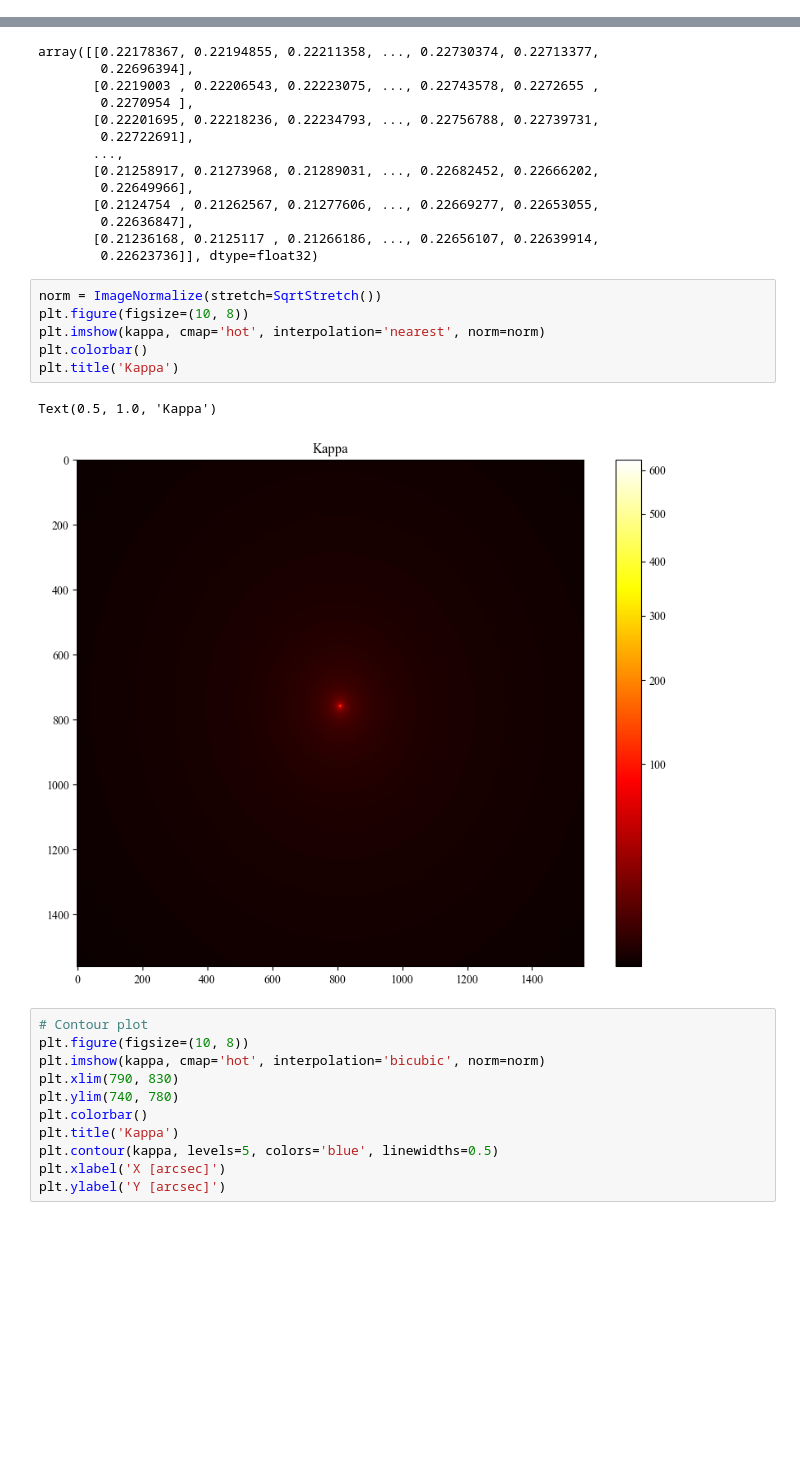
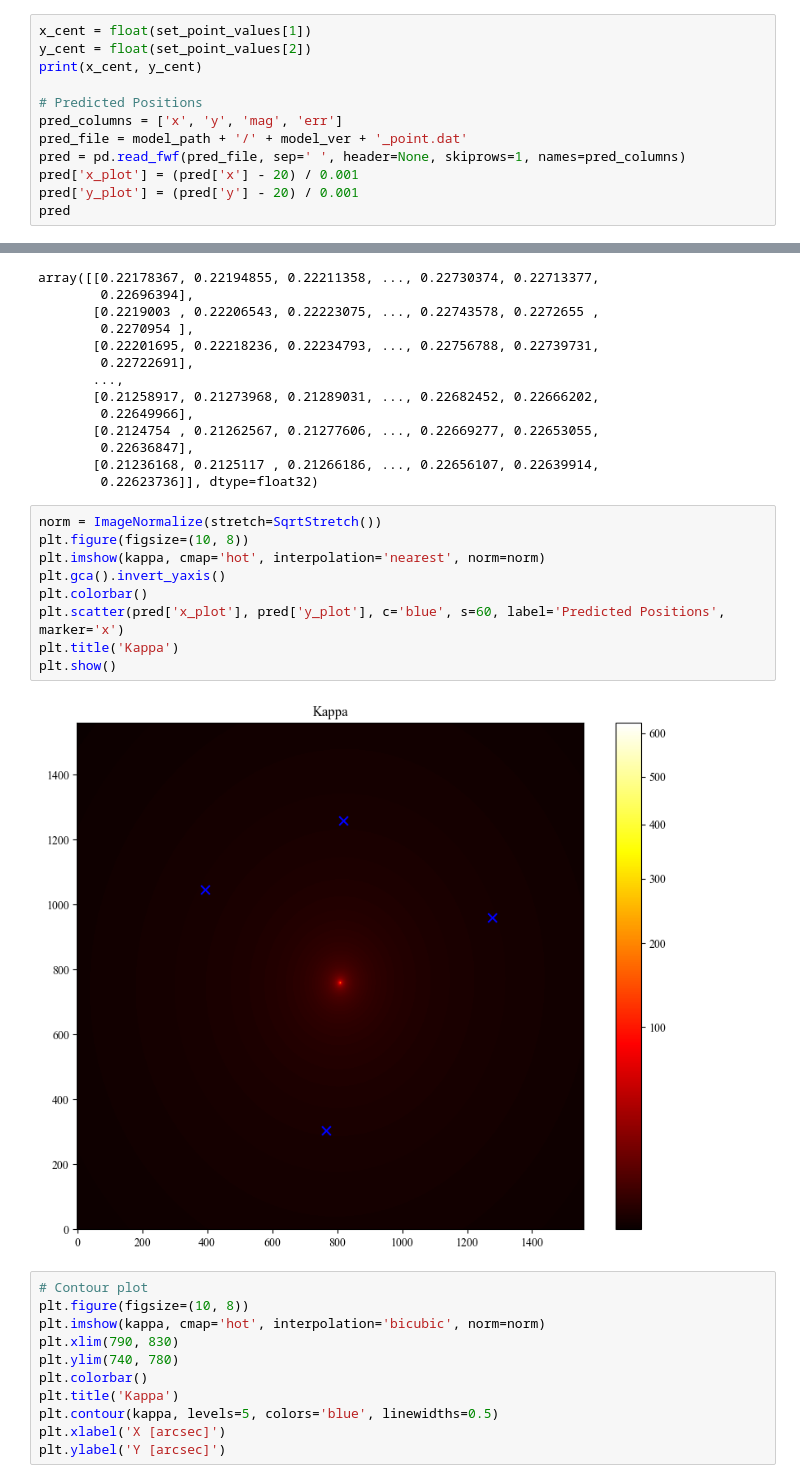
Before and after one commit to romms921/IllustrisTNG-Lens-Modelling, a Jupyter notebook: mass_profile_2.ipynb, the cells around one changed output, grey strips where cells are left out. Drawn from its saved outputs; the diff is of its cells as text; blank space fills up the shorter version.

Commit message:
added pred positions to kappa plot

```diff
--- a/mass_profile_2.ipynb
+++ b/mass_profile_2.ipynb
@@ -105,0 +100,12 @@ print(x_cent, y_cent)
+# %%
+x_cent = float(set_point_values[1])
+y_cent = float(set_point_values[2])
+print(x_cent, y_cent)
+
+# Predicted Positions
+pred_columns = ['x', 'y', 'mag', 'err']
+pred_file = model_path + '/' + model_ver + '_point.dat'
+pred = pd.read_fwf(pred_file, sep=' ', header=None, skiprows=1, names=pred_columns)
+pred['x_plot'] = (pred['x'] - 20) / 0.001
+pred['y_plot'] = (pred['y'] - 20) / 0.001
+pred
@@ -155,12 +168,14 @@ array([[0.22178367, 0.22194855, 0.22211358, ..., 0.22730374, 0.22713377,
 # %%
 norm = ImageNormalize(stretch=SqrtStretch())
 plt.figure(figsize=(10, 8))
 plt.imshow(kappa, cmap='hot', interpolation='nearest', norm=norm)
+plt.gca().invert_yaxis()
 plt.colorbar()
+plt.scatter(pred['x_plot'], pred['y_plot'], c='blue', s=60, label='Predicted Positions', marker='x')
 plt.title('Kappa')
+plt.show()
 # %% [output]
-Text(0.5, 1.0, 'Kappa')
-[figure, old version]
+[figure, new version]
 # %%
 # Contour plot
 plt.figure(figsize=(10, 8))
```
Also changed, not shown: parts of 2 cells of this notebook.
